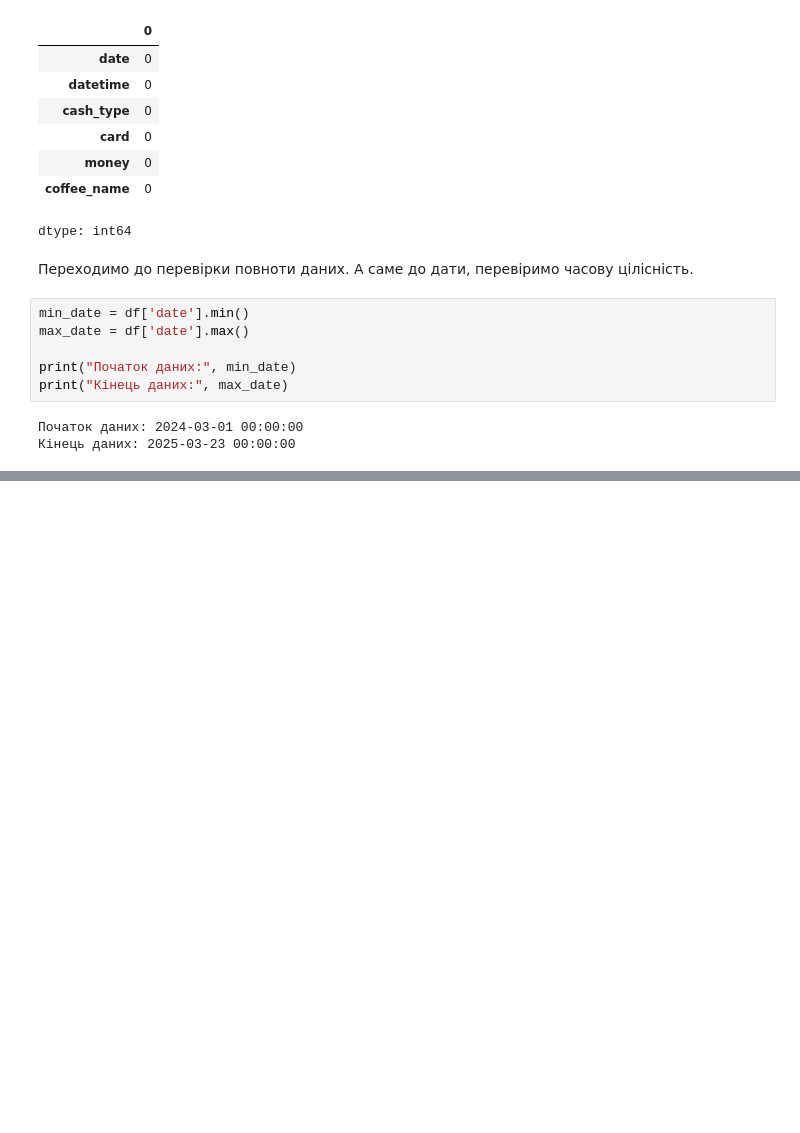
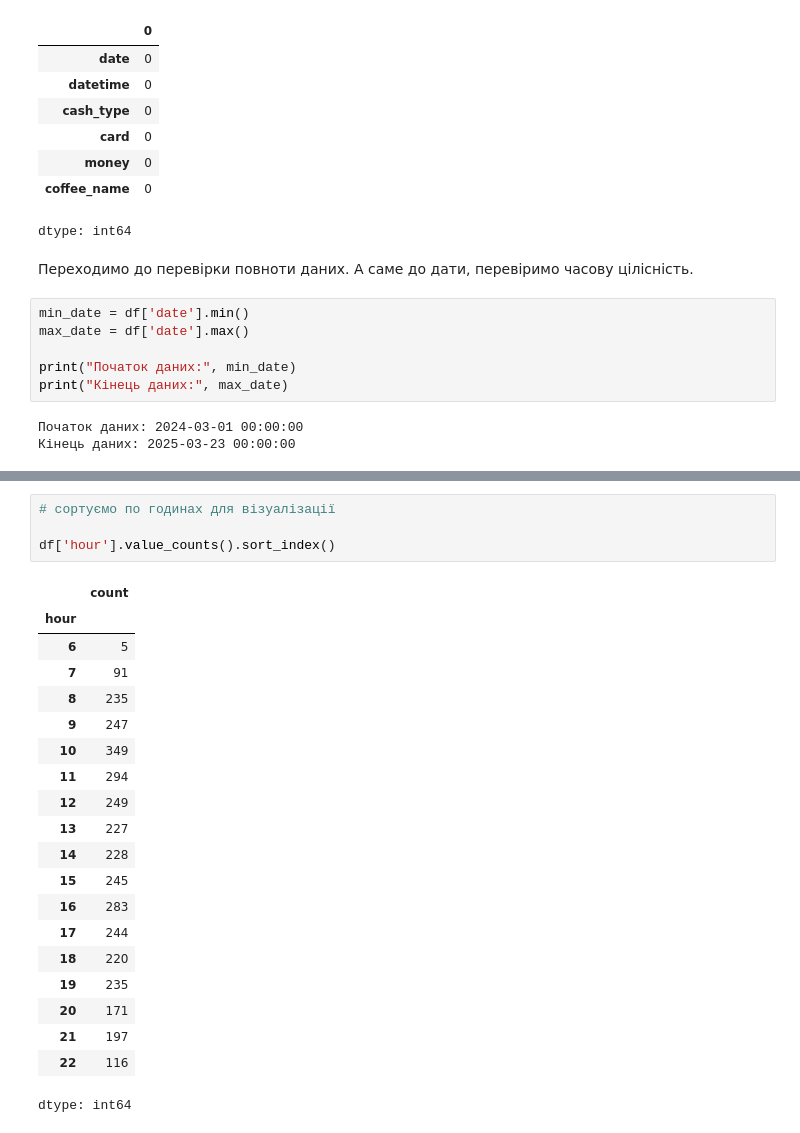
Before and after one commit to LuxorLu/LuxorLu, a Jupyter notebook: Coffee_Sales.ipynb, the cells around one changed output, grey strips where cells are left out. Drawn from its saved outputs; the diff is of its cells as text; blank space fills up the shorter version.

```diff
--- a/Coffee_Sales.ipynb
+++ b/Coffee_Sales.ipynb
@@ -137,0 +170,25 @@ df.groupby(df['date'].dt.to_period('M')).agg(
+# %%
+# сортуємо по годинах для візуалізації
+
+df['hour'].value_counts().sort_index()
+# %% [output]
+|  | count |
+| hour |  |
+| 6 | 5 |
+| 7 | 91 |
+| 8 | 235 |
+| 9 | 247 |
+| 10 | 349 |
+| 11 | 294 |
+| 12 | 249 |
+| 13 | 227 |
+| 14 | 228 |
+| 15 | 245 |
+| 16 | 283 |
+| 17 | 244 |
+| 18 | 220 |
+| 19 | 235 |
+| 20 | 171 |
+| 21 | 197 |
+| 22 | 116 |
+dtype: int64
```
Also changed, not shown: parts of 10 cells of this notebook.
